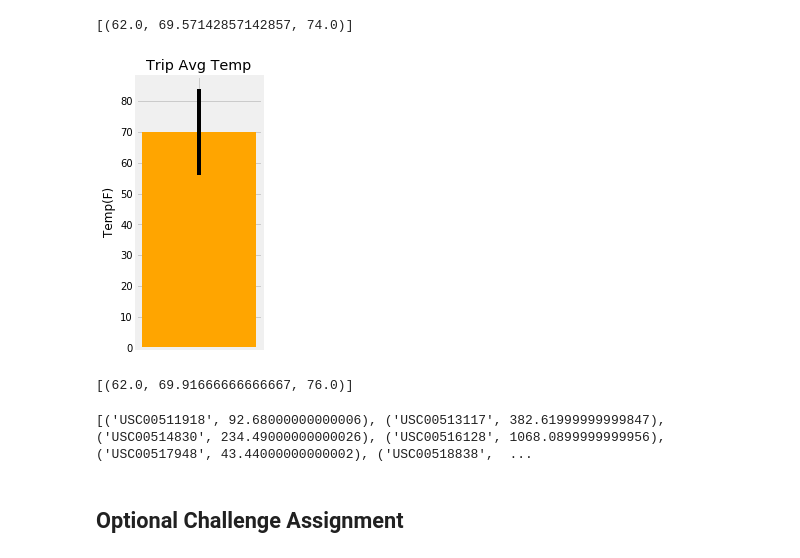
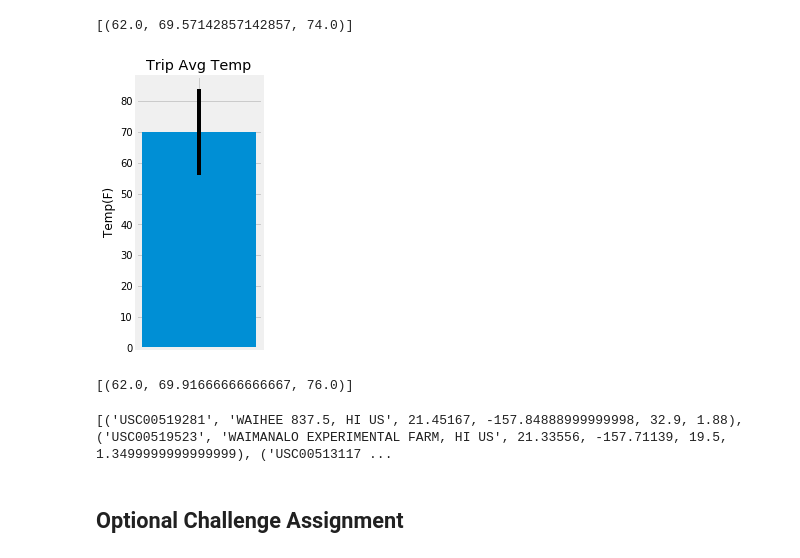
Before and after one commit to ipvirg/Surfs_Up_Climate_Analysis, a Jupyter notebook: climate_main.ipynb, the cells around one changed output. Saved outputs shown, nothing was run; the diff lists cells and outputs as text; code cells hidden in the pictures.

```diff
--- a/climate_main.ipynb
+++ b/climate_main.ipynb
@@ -255,35 +209,27 @@ print(calc_temps('2012-02-28', '2012-03-05'))
 # %%
 # Use your previous function `calc_temps` to calculate the tmin, tavg, and tmax
 # for your trip using the previous year's data for those same dates.
 def calc_temps(start_date, end_date):
      trip_temp = session.query(func.min(Measurement.tobs), func.avg(Measurement.tobs), func.max(Measurement.tobs)).\
         filter(Measurement.date >= start_date).filter(Measurement.date <= end_date).all()
      tmin = trip_temp[0][0]
      tavg = trip_temp[0][1]
      tmax = trip_temp[0][2]
+
+     # Plot the results from your previous query as a bar chart.
+     # Use "Trip Avg Temp" as your Title
+     # Use the average temperature for the y value
+     # Use the peak-to-peak (tmax-tmin) value as the y error bar (yerr)
+
      plt.figure(figsize=(2,5))
-     plt.bar(1, tavg, yerr= tmax - tmin, tick_label="", color ='orange')
+     plt.bar(1, tavg, yerr= tmax - tmin, tick_label="")
      plt.title('Trip Avg Temp')
      plt.ylabel('Temp(F)')
      plt.show()
+
      return trip_temp
 
 print(calc_temps('2016-01-01', '2016-01-08'))
-
-#trip_temp_df = pd.DataFrame(trip_temp, colums = [tmin])
-
-# def calc_temps(start_date, end_date):
-#  def calc_temps(start_date, end_date):
-#     trip_dates = session.query(Measurements.date, Measurements.tobs).filter(Measurements.date >= start_date,\
-#          Measurements.date <= end_date).all()
-#     trip_dates_df = pd.DataFrame(trip_dates)
-#     max_temp = trip_dates_df["tobs"].max()
-#     min_temp = trip_dates_df["tobs"].min()
-#     mean_temp = trip_dates_df["tobs"].mean()
-#     plt.figure(figsize=(2,5))
-#     plt.bar(1,mean_temp, yerr= max_temp - min_temp, tick_label="")
-#     plt.show()
-# calc_temps("2017-08-03", "2017-08-19")
 # %% [output]
-[figure, old version]
+[figure, new version]
 [(62.0, 69.91666666666667, 76.0)]
@@ -297,13 +236,16 @@ trip_temp
 # %%
 # Calculate the rainfall per weather station for your trip dates using the previous year's matching dates.
 # Sort this in descending order by precipitation amount and list the station, name, latitude, longitude, and elevation
+trip_prcp = session.query(Station.station, Station.name, Station.latitude, Station.longitude, Station.elevation,func.sum(Measurement.prcp))\
+            .filter(Measurement.station == Station.station)\
+            .filter(Measurement.date >= start_date_year_ago)\
+            .filter(Measurement.date <= date_year_ago)\
+            .group_by(Station.station)\
+            .order_by(func.sum(Measurement.prcp).desc()).all()
 
-total_prcp = session.query(Measurement.station, func.sum(Measurement.prcp)).group_by(Measurement.station).all()
-print(total_prcp)
-#total_prcp_df = pd.DataFrame(total_prcp, columns=["Station", "Total Precipitation from %s to %s" % (date_year_ago, trip_end_date)])
-#total_prcp_df.head(number_of_stations)
+print(trip_prcp)
 # %% [output]
-[('USC00511918', 92.68000000000006), ('USC00513117', 382.61999999999847), ('USC00514830', 234.49000000000026), ('USC00516128', 1068.0899999999956), ('USC00517948', 43.44000000000002), ('USC00518838',  ...
+[('USC00519281', 'WAIHEE 837.5, HI US', 21.45167, -157.84888999999998, 32.9, 1.88), ('USC00519523', 'WAIMANALO EXPERIMENTAL FARM, HI US', 21.33556, -157.71139, 19.5, 1.3499999999999999), ('USC00513117 ...
 # %% [markdown]
 ## Optional Challenge Assignment
 # %%
```
Also changed, not shown: parts of 23 cells of this notebook, 2 other files.
